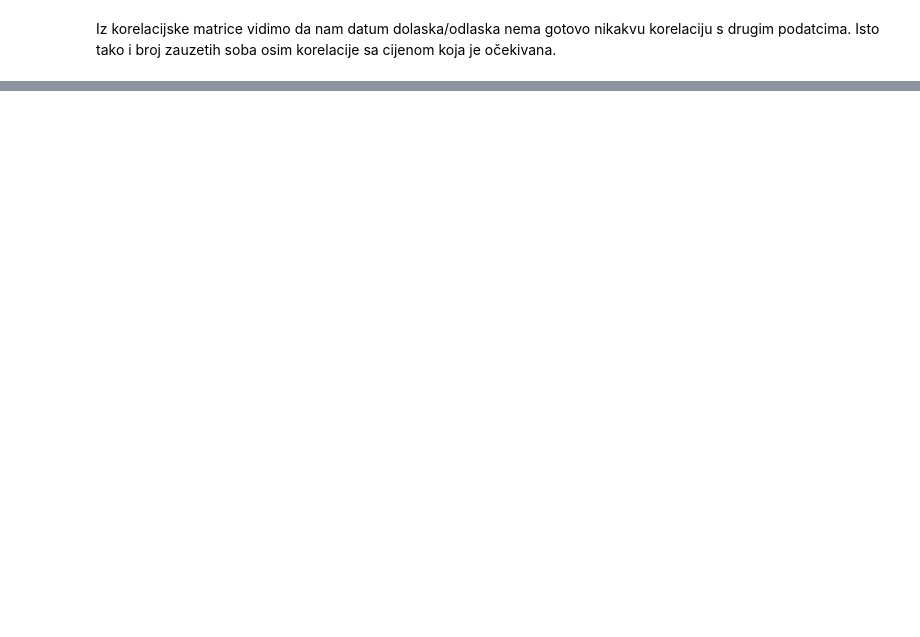
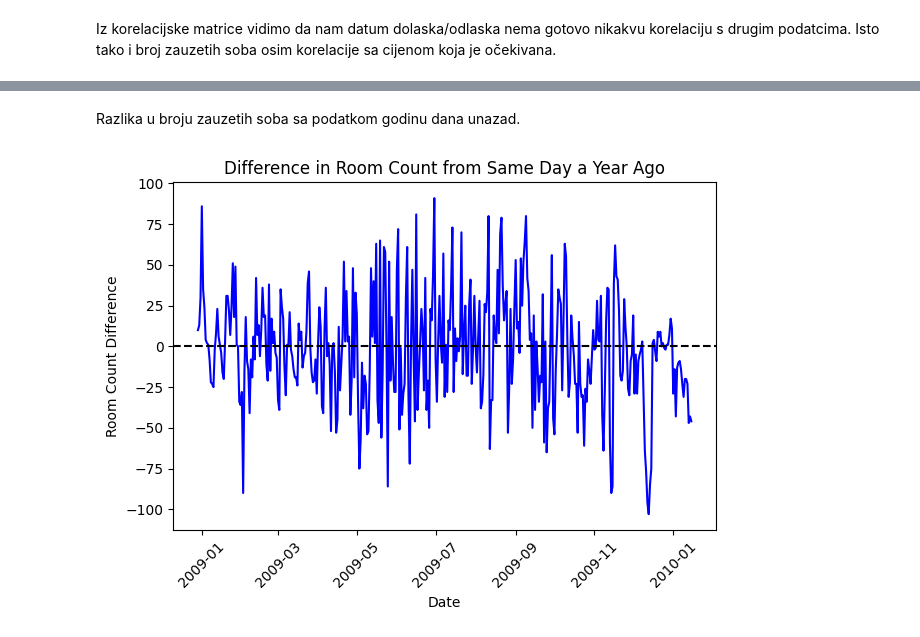
Before and after one commit to Matija-Kukic/lumen, a Jupyter notebook: data_analysis/train_data_analysis.ipynb, the cells around one changed output, grey strips where cells are left out. Cells and saved outputs as stored; diff of their text form; code cells hidden in the pictures; blank space fills up the shorter version.

```diff
--- a/data_analysis/train_data_analysis.ipynb
+++ b/data_analysis/train_data_analysis.ipynb
@@ -477,0 +490,12 @@ Iz korelacijske matrice vidimo da nam datum dolaska/odlaska nema gotovo nikakvu
+# %%
+room_occupancy['day_of_week'] = room_occupancy.index.day_name()
+#room_occupancy.head(n = 10)
+occupancy_by_day = room_occupancy.groupby('day_of_week')['room_cnt'].sum()
+print(occupancy_by_day)
+occupancy_by_day.plot(kind='bar', color='skyblue')
+plt.title('Room Occupancy by Day of the Week')
+plt.xlabel('Day of the Week')
+plt.ylabel('Total Room Occupancy')
+plt.xticks(rotation=45)  # Rotate x-axis labels for better readability
+plt.tight_layout()
+plt.show()
@@ -477,0 +513,15 @@ Iz korelacijske matrice vidimo da nam datum dolaska/odlaska nema gotovo nikakvu
+# %% [markdown]
+Razlika u broju zauzetih soba sa podatkom godinu dana unazad.
+# %%
+room_occupancy['room_cnt_difference'] = room_occupancy['room_cnt'] - room_occupancy['room_cnt'].shift(365)
+
+plt.plot(room_occupancy.index, room_occupancy['room_cnt_difference'], color='blue')
+plt.axhline(y=0, color='black', linestyle='--')  # Add dashed line at y=0
+plt.title('Difference in Room Count from Same Day a Year Ago')
+plt.xlabel('Date')
+plt.ylabel('Room Count Difference')
+plt.xticks(rotation=45)  # Rotate x-axis labels for better readability
+plt.tight_layout()
+plt.show()
+# %% [output]
+[figure, added]
```
Also changed, not shown: parts of 8 cells of this notebook, 1 other file.
